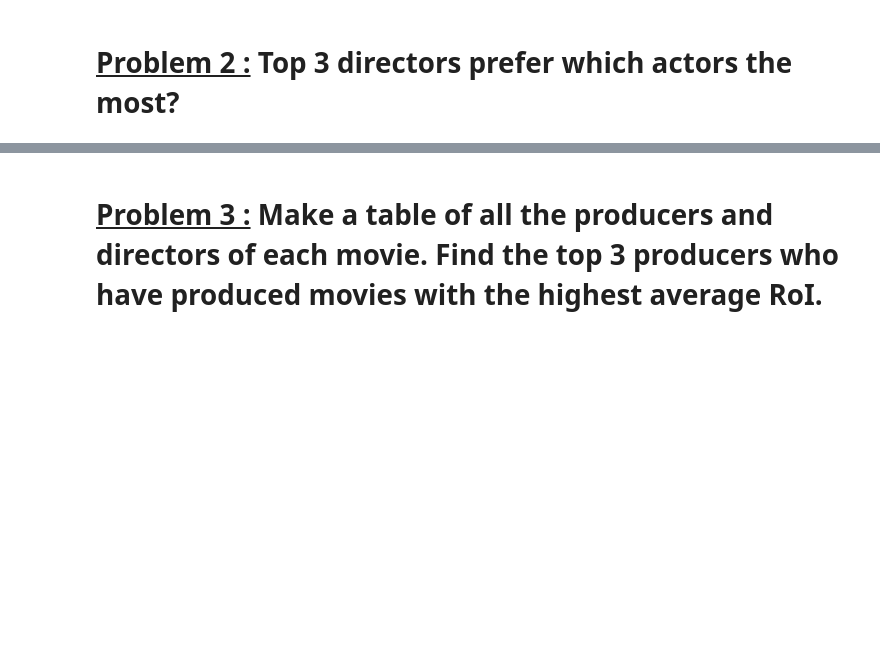
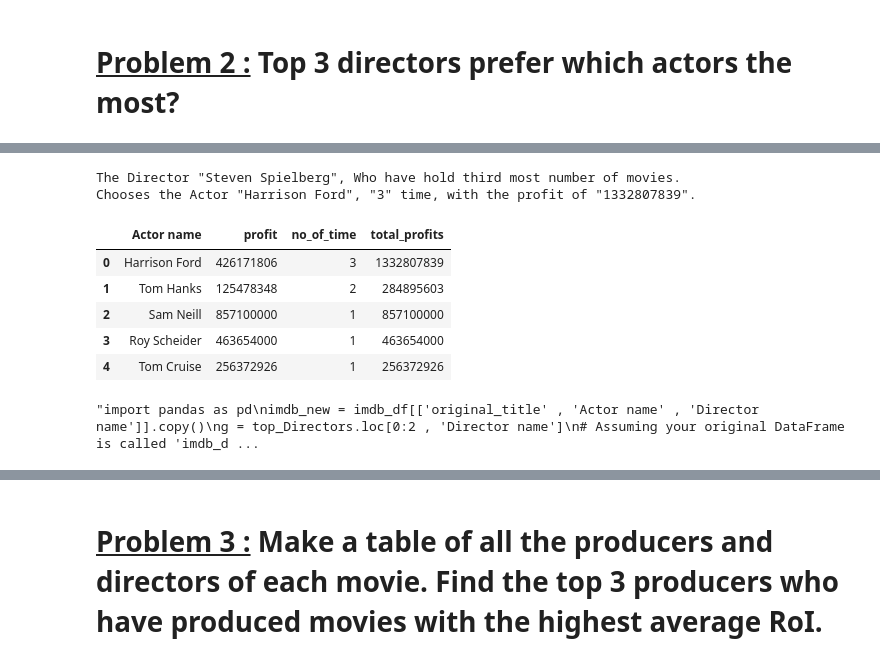
Before and after one commit to dil150898/daily-asignments, a Jupyter notebook: Assignment_Data_Wrangling.ipynb, the cells around one changed output, grey strips where cells are left out. Drawn from its saved outputs; the diff is of its cells as text; code cells hidden in the pictures; blank space fills up the shorter version.

```diff
--- a/Assignment_Data_Wrangling.ipynb
+++ b/Assignment_Data_Wrangling.ipynb
@@ -304,0 +341,44 @@ x.groupby('Actor name').size().sort_values(ascending = False).head(10)
+# %%
+w = imdb_df.loc[imdb_df['Director name'] == top_Directors.loc[2 , "Director name"]][['Actor name' , 'profit']].reset_index()
+#z.drop('index' , axis = 1 , inplace = True)
+q = w.groupby('Actor name').agg(no_of_time = ('Actor name' , 'size') , total_profits = ('profit' , 'sum')).reset_index()
+w = w.merge(q , on = "Actor name" , how = 'left')
+w = w.drop_duplicates(subset = ['Actor name']). reset_index(drop = True)
+w = w.sort_values(by = ['no_of_time' , 'total_profits'] , ascending = [False , False]).reset_index()
+w.drop(['index' , 'level_0'], axis=1, inplace=True)
+print(f'''The Director "{top_Directors.loc[2 , 'Director name']}", Who have hold third most number of movies.
+Chooses the Actor "{w.loc[0 , "Actor name"]}", "{w.loc[0 , "no_of_time"]}" time, with the profit of "{w.loc[0 , "total_profits"]}".''')
+w.head()
+# %% [output]
+The Director "Steven Spielberg", Who have hold third most number of movies.
+Chooses the Actor "Harrison Ford", "3" time, with the profit of "1332807839".
+|  | Actor name | profit | no_of_time | total_profits |
+| 0 | Harrison Ford | 426171806 | 3 | 1332807839 |
+| 1 | Tom Hanks | 125478348 | 2 | 284895603 |
+| 2 | Sam Neill | 857100000 | 1 | 857100000 |
+| 3 | Roy Scheider | 463654000 | 1 | 463654000 |
+| 4 | Tom Cruise | 256372926 | 1 | 256372926 |
+# %%
+"""import pandas as pd
+imdb_new = imdb_df[['original_title' , 'Actor name' , 'Director name']].copy()
+g = top_Directors.loc[0:2 , 'Director name']
+# Assuming your original DataFrame is called 'imdb_df'
+# and it has columns 'Director name' and 'Actor name'
+
+# Create a pivot table with Director name as columns, Actor name as index,
+# and the count of occurrences as values.
+director_actor_counts = pd.pivot_table(
+    imdb_new,
+    values='original_title',  # Any column can be used here for counting
+    index='Actor name',
+    columns='Director name',
+    aggfunc='count',
+    fill_value=0  # Fill missing values with 0
+)
+
+# Display the resulting DataFrame
+director_actor_counts.head()
+
+"""
+# %% [output]
+"import pandas as pd\nimdb_new = imdb_df[['original_title' , 'Actor name' , 'Director name']].copy()\ng = top_Directors.loc[0:2 , 'Director name']\n# Assuming your original DataFrame is called 'imdb_d ...
```
Also changed, not shown: parts of 18 cells of this notebook.
